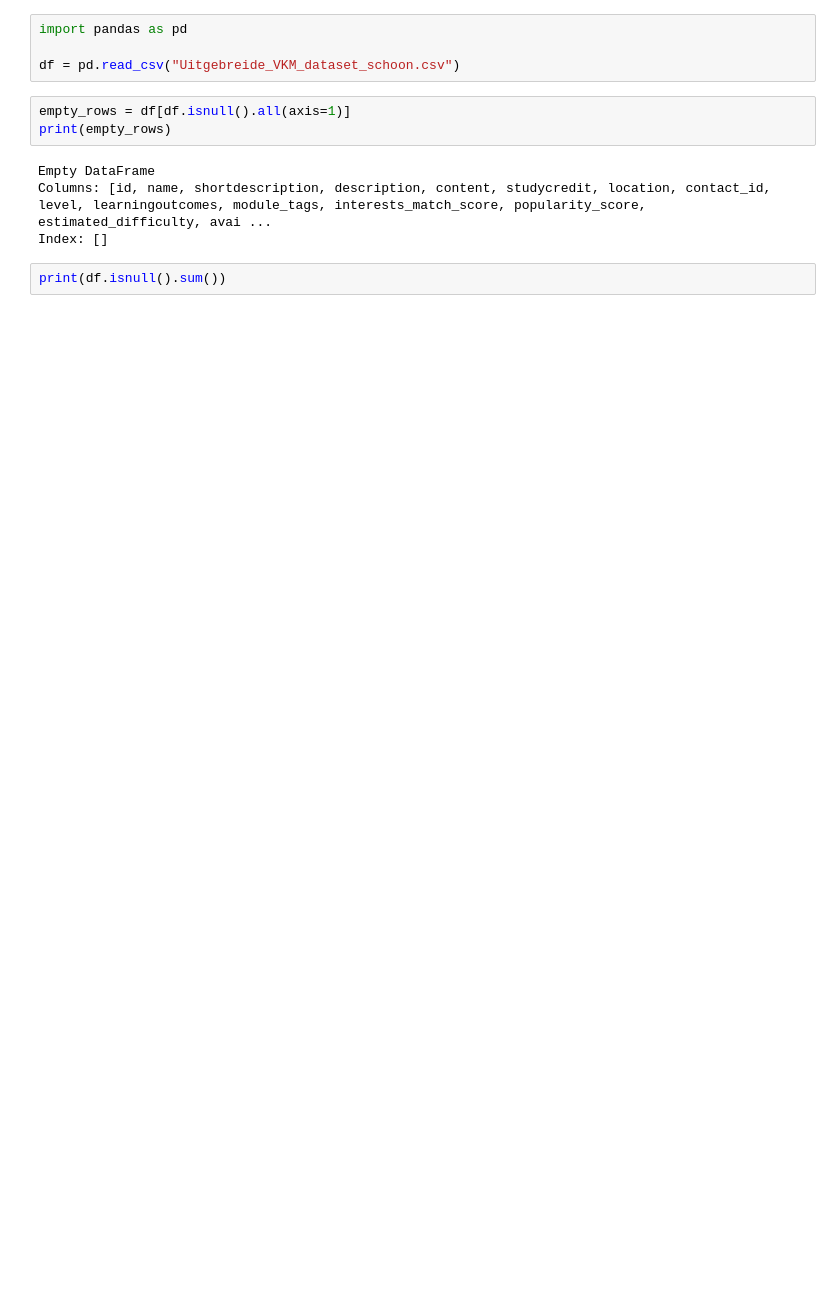
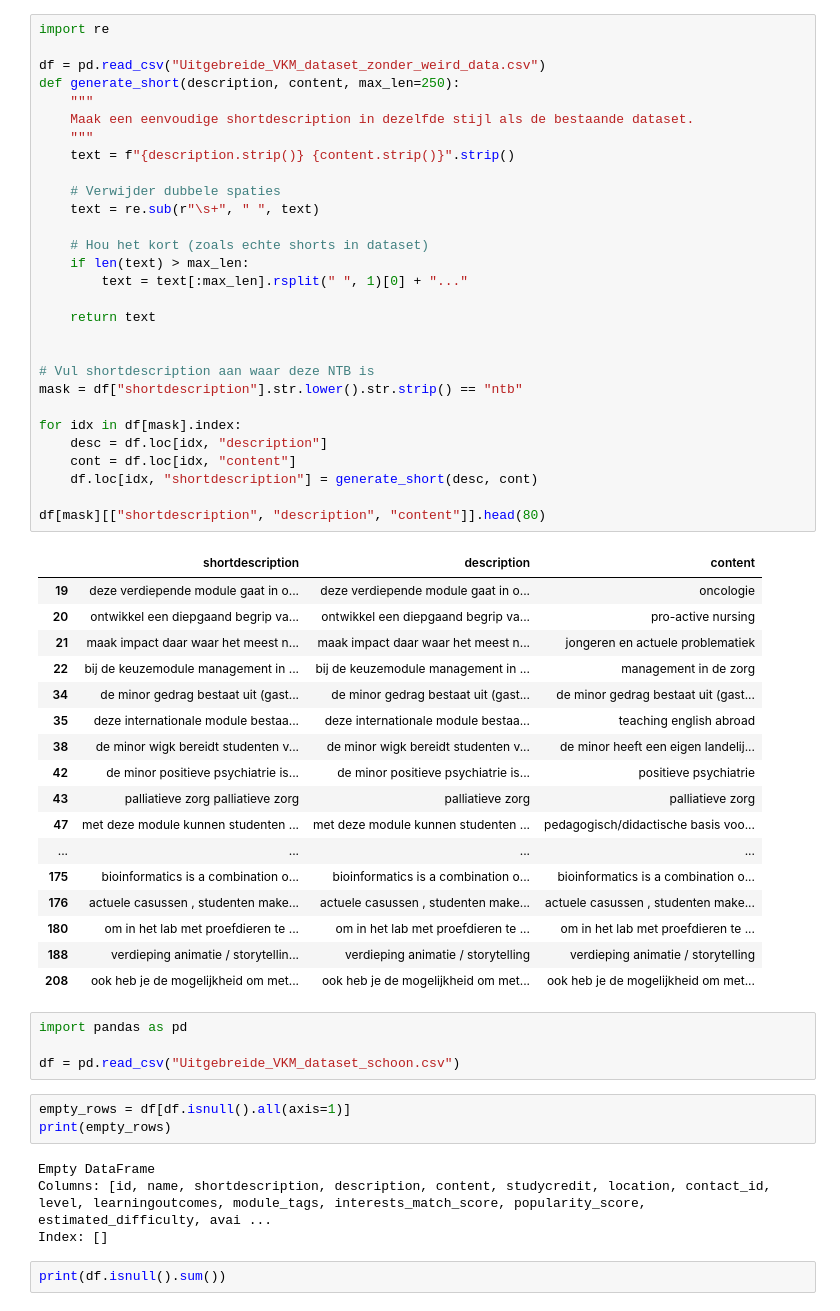
Before and after one commit to s-kroonen/Duo-LU2-AI, a Jupyter notebook: Dataopschoning.ipynb, the cells around one changed output. Drawn from its saved outputs; the diff is of its cells as text; blank space fills up the shorter version.

```diff
--- a/Dataopschoning.ipynb
+++ b/Dataopschoning.ipynb
@@ -287,3 +118,50 @@ df.to_csv("Uitgebreide_VKM_dataset_schoon.csv", index=False)
+# %%
+import re
+
+df = pd.read_csv("Uitgebreide_VKM_dataset_zonder_weird_data.csv")
+def generate_short(description, content, max_len=250):
+    """
+    Maak een eenvoudige shortdescription in dezelfde stijl als de bestaande dataset.
+    """
+    text = f"{description.strip()} {content.strip()}".strip()
+
+    # Verwijder dubbele spaties
+    text = re.sub(r"\s+", " ", text)
+
+    # Hou het kort (zoals echte shorts in dataset)
+    if len(text) > max_len:
+        text = text[:max_len].rsplit(" ", 1)[0] + "..."
+
+    return text
+
+
+# Vul shortdescription aan waar deze NTB is
+mask = df["shortdescription"].str.lower().str.strip() == "ntb"
+
+for idx in df[mask].index:
+    desc = df.loc[idx, "description"]
+    cont = df.loc[idx, "content"]
+    df.loc[idx, "shortdescription"] = generate_short(desc, cont)
+
+df[mask][["shortdescription", "description", "content"]].head(80)
+# %% [output]
+|  | shortdescription | description | content |
+| 19 | deze verdiepende module gaat in o... | deze verdiepende module gaat in o... | oncologie |
+| 20 | ontwikkel een diepgaand begrip va... | ontwikkel een diepgaand begrip va... | pro-active nursing |
+| 21 | maak impact daar waar het meest n... | maak impact daar waar het meest n... | jongeren en actuele problematiek |
+| 22 | bij de keuzemodule management in ... | bij de keuzemodule management in ... | management in de zorg |
+| 34 | de minor gedrag bestaat uit (gast... | de minor gedrag bestaat uit (gast... | de minor gedrag bestaat uit (gast... |
+| 35 | deze internationale module bestaa... | deze internationale module bestaa... | teaching english abroad |
+| 38 | de minor wigk bereidt studenten v... | de minor wigk bereidt studenten v... | de minor heeft een eigen landelij... |
+| 42 | de minor positieve psychiatrie is... | de minor positieve psychiatrie is... | positieve psychiatrie |
+| 43 | palliatieve zorg palliatieve zorg | palliatieve zorg | palliatieve zorg |
+| 47 | met deze module kunnen studenten ... | met deze module kunnen studenten ... | pedagogisch/didactische basis voo... |
+| ... | ... | ... | ... |
+| 175 | bioinformatics is a combination o... | bioinformatics is a combination o... | bioinformatics is a combination o... |
+| 176 | actuele casussen , studenten make... | actuele casussen , studenten make... | actuele casussen , studenten make... |
+| 180 | om in het lab met proefdieren te ... | om in het lab met proefdieren te ... | om in het lab met proefdieren te ... |
+| 188 | verdieping animatie / storytellin... | verdieping animatie / storytelling | verdieping animatie / storytelling |
+| 208 | ook heb je de mogelijkheid om met... | ook heb je de mogelijkheid om met... | ook heb je de mogelijkheid om met... |
 # %%
 import pandas as pd
 
```
Also changed, not shown: parts of 27 cells of this notebook, 2 other files.
